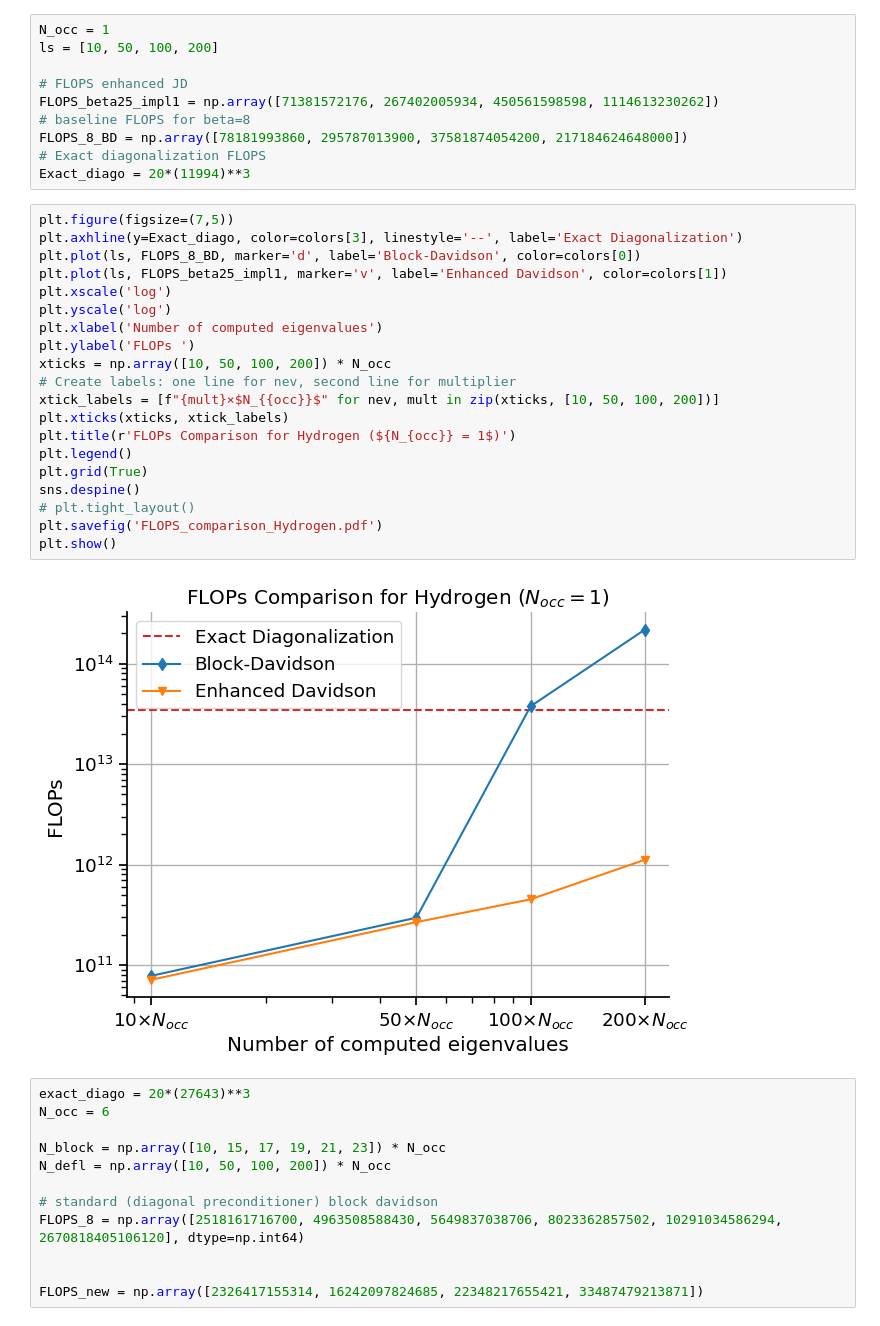
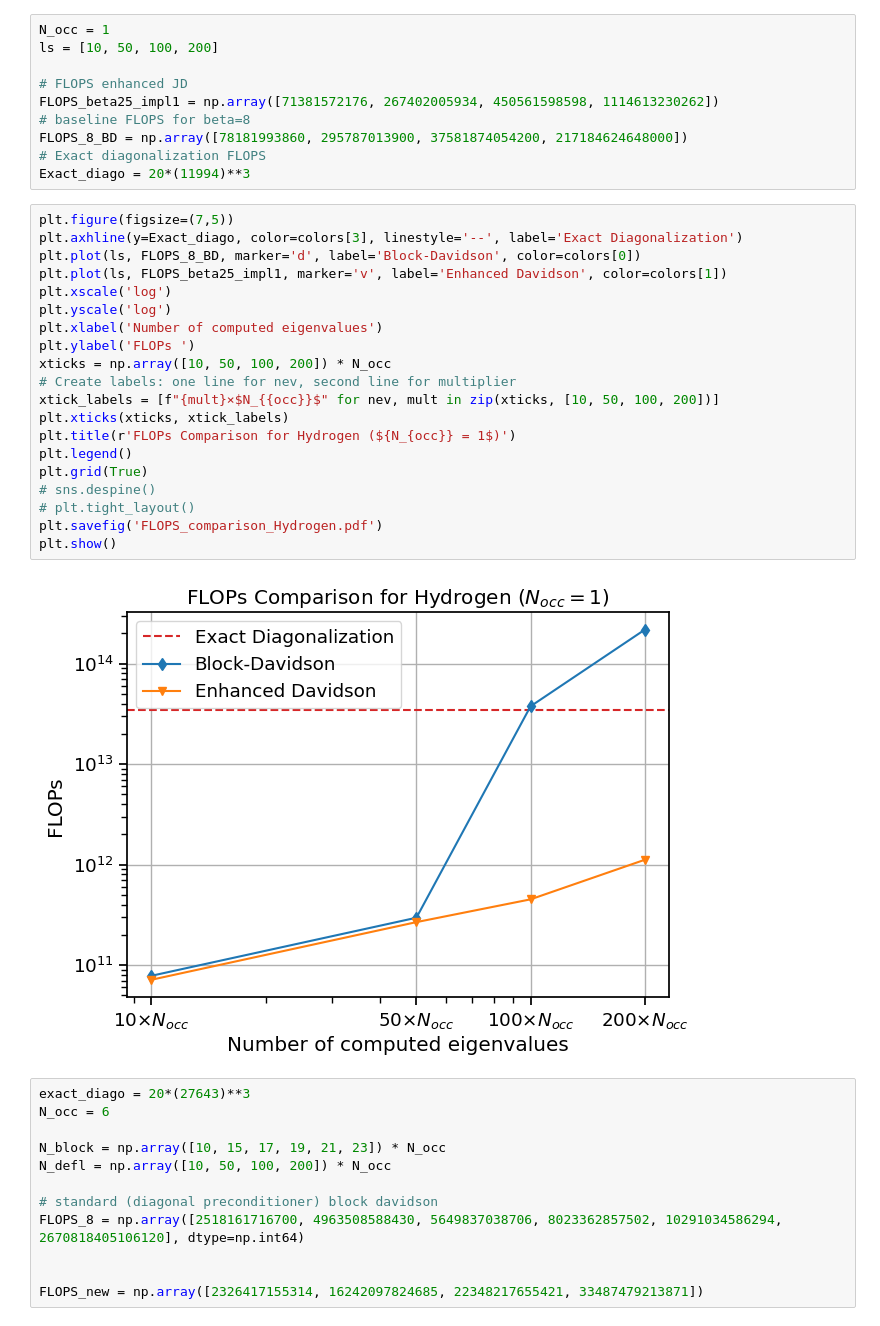
Before and after one commit to framere/MA_figures_official, a Jupyter notebook: Plots_results_FLOPs/results.ipynb, the cells around one changed output. Drawn from its saved outputs; the diff is of its cells as text.

```diff
--- a/Plots_results_FLOPs/results.ipynb
+++ b/Plots_results_FLOPs/results.ipynb
@@ -23,25 +23,25 @@ Exact_diago = 20*(11994)**3
 # %%
 plt.figure(figsize=(7,5))
 plt.axhline(y=Exact_diago, color=colors[3], linestyle='--', label='Exact Diagonalization')
 plt.plot(ls, FLOPS_8_BD, marker='d', label='Block-Davidson', color=colors[0])
 plt.plot(ls, FLOPS_beta25_impl1, marker='v', label='Enhanced Davidson', color=colors[1])
 plt.xscale('log')
 plt.yscale('log')
 plt.xlabel('Number of computed eigenvalues')
 plt.ylabel('FLOPs ')
 xticks = np.array([10, 50, 100, 200]) * N_occ
 # Create labels: one line for nev, second line for multiplier
 xtick_labels = [f"{mult}×$N_{{occ}}$" for nev, mult in zip(xticks, [10, 50, 100, 200])]
 plt.xticks(xticks, xtick_labels)
 plt.title(r'FLOPs Comparison for Hydrogen (${N_{occ}} = 1$)')
 plt.legend()
 plt.grid(True)
-sns.despine()
+# sns.despine()
 # plt.tight_layout()
 plt.savefig('FLOPS_comparison_Hydrogen.pdf')
 plt.show()
 # %% [output]
-[figure, old version]
+[figure, new version]
 # %%
 exact_diago = 20*(27643)**3
 N_occ = 6
```
Also changed, not shown: parts of 2 cells of this notebook, 4 other files.
